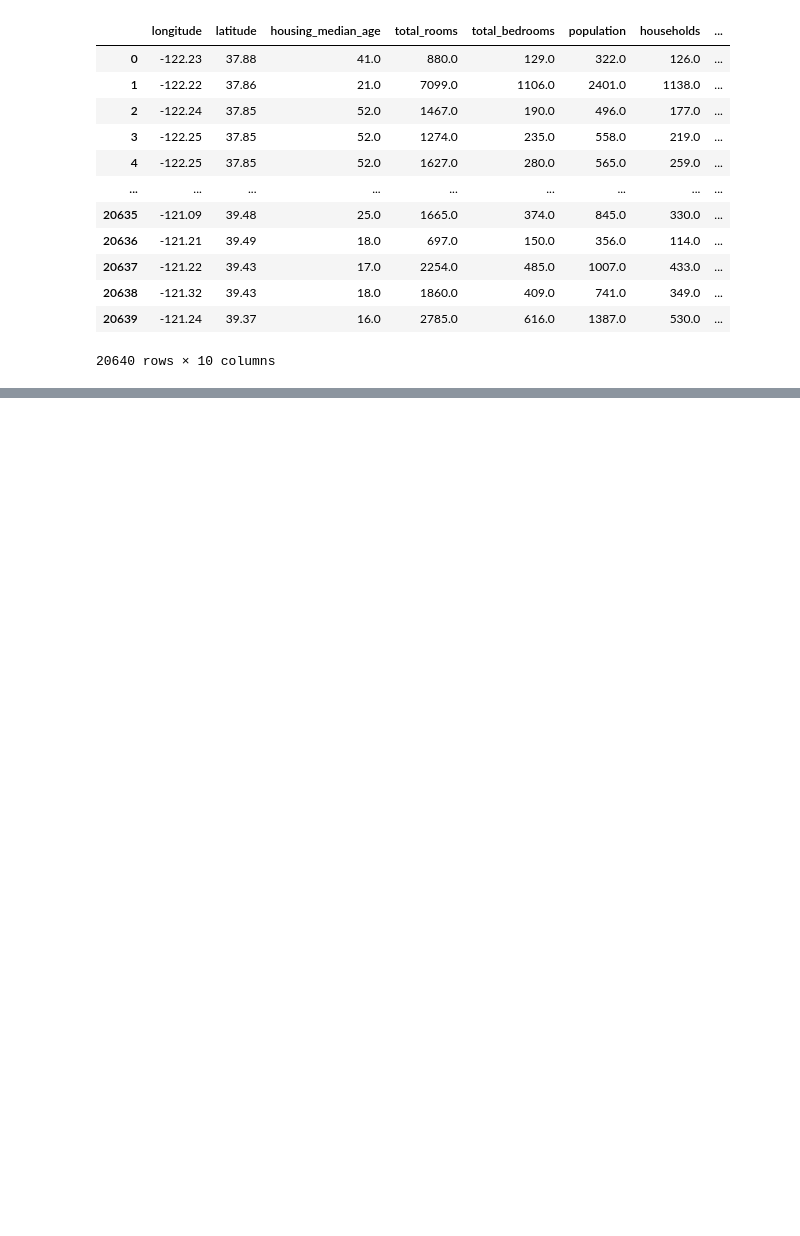
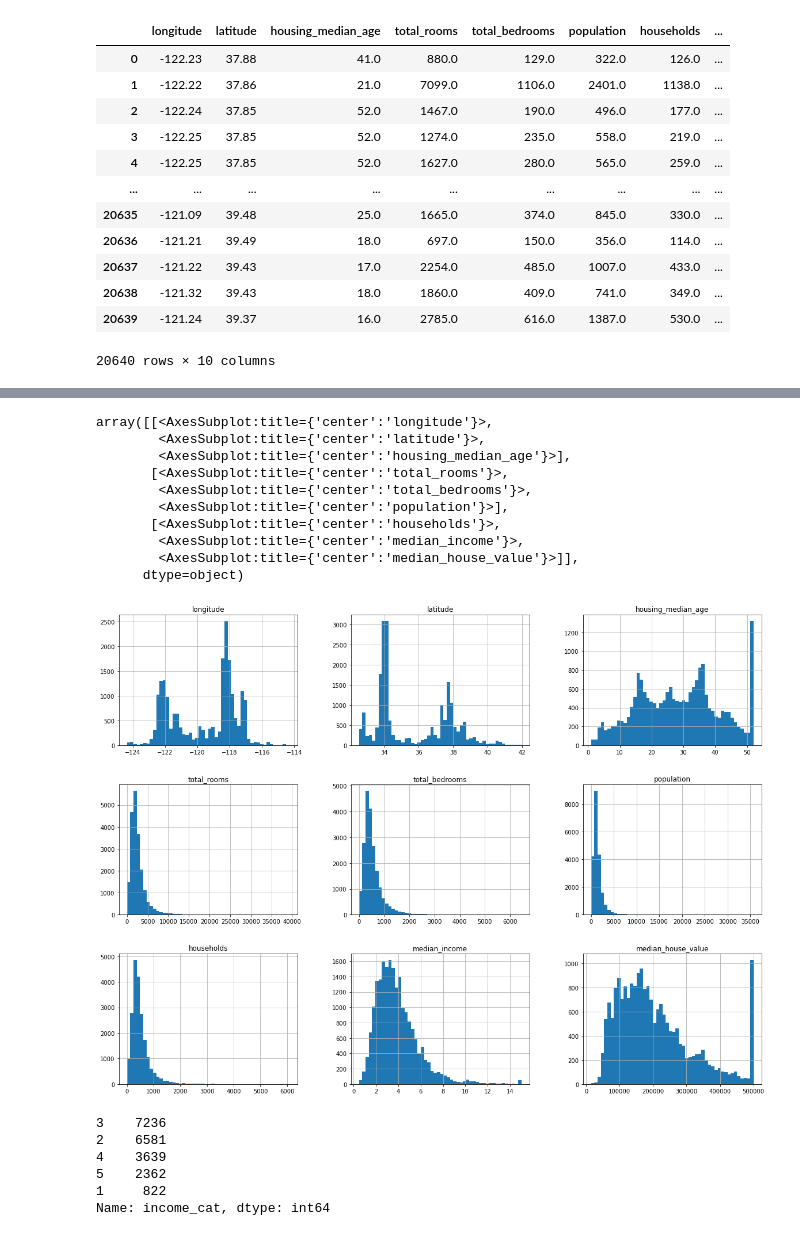
Before and after one commit to jubaljacob/Housing_ml, a Jupyter notebook: Housing_ML.ipynb, the cells around one changed output, grey strips where cells are left out. Saved outputs shown, nothing was run; the diff lists cells and outputs as text; code cells hidden in the pictures; blank space fills up the shorter version.

```diff
--- a/Housing_ML.ipynb
+++ b/Housing_ML.ipynb
@@ -22,0 +62,24 @@ housing_df
+# %%
+housing_df.hist(bins=50, figsize=(20,15))
+# %% [output]
+array([[<AxesSubplot:title={'center':'longitude'}>,
+        <AxesSubplot:title={'center':'latitude'}>,
+        <AxesSubplot:title={'center':'housing_median_age'}>],
+       [<AxesSubplot:title={'center':'total_rooms'}>,
+        <AxesSubplot:title={'center':'total_bedrooms'}>,
+        <AxesSubplot:title={'center':'population'}>],
+       [<AxesSubplot:title={'center':'households'}>,
+        <AxesSubplot:title={'center':'median_income'}>,
+        <AxesSubplot:title={'center':'median_house_value'}>]],
+      dtype=object)
+[figure, added]
+# %%
+housing_df["income_cat"] = pd.cut(housing_df["median_income"], bins=[0.0,1.5,3.0,4.5,6.0, np.inf],labels=[1,2,3,4,5])
+housing_df['income_cat'].value_counts()
+# %% [output]
+3    7236
+2    6581
+4    3639
+5    2362
+1     822
+Name: income_cat, dtype: int64
```
Also changed, not shown: parts of 15 cells of this notebook.
